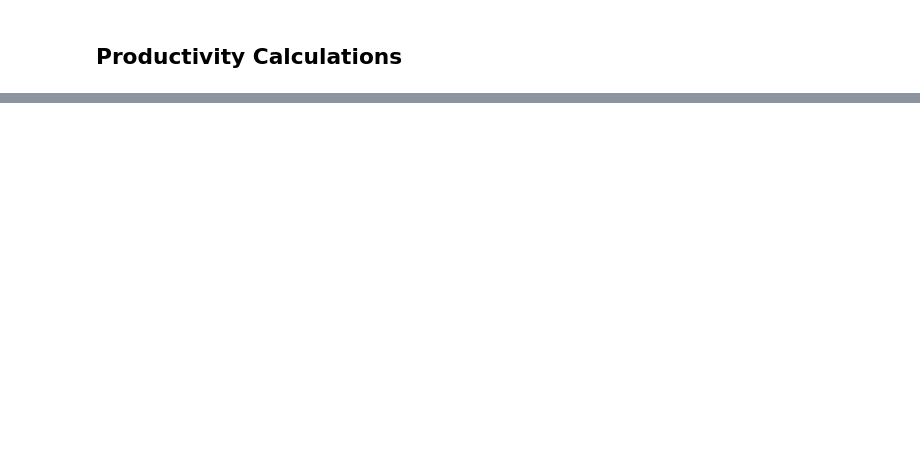
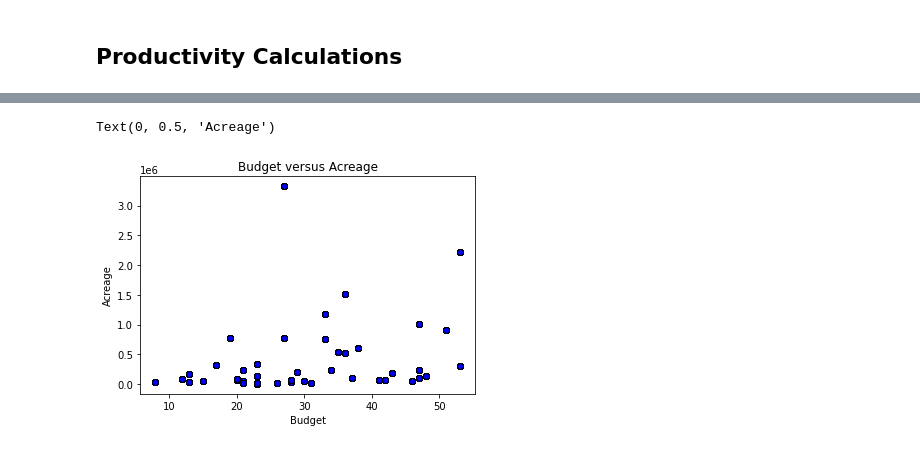
Before and after one commit to mregpala/project-national-park-performance, a Jupyter notebook: NationalParkAnalysis.ipynb, the cells around one changed output, grey strips where cells are left out. Saved outputs shown, nothing was run; the diff lists cells and outputs as text; code cells hidden in the pictures; blank space fills up the shorter version.

```diff
--- a/NationalParkAnalysis.ipynb
+++ b/NationalParkAnalysis.ipynb
@@ -911,0 +874,19 @@ Productivity_det_regression_df.head()
+# %%
+Analysis=Budget_Attendance_final_df.loc[:,["AdjBudg(dollars in thousands)","Visits", "Park Acreage","Activity Count", "Park Name", "Year"]]
+Analysis
+Activity_Count = Analysis["Activity Count"].values.tolist()
+Budget = Analysis["AdjBudg(dollars in thousands)"].values.tolist()
+Visits = Analysis["Visits"].values.tolist()
+Year=Analysis["Year"].values.tolist()
+Acreage=Analysis["Park Acreage"].values.tolist()
+# Budget, =plt.plot(Year,Budget, color = "green", label= "Visits")
+# Attendance, =plt.plot(Year,Visits, color = "red", label= "Visits")
+Operation =plt.scatter(Activity_Count,Acreage, color = "blue", label= "Visits",edgecolors="black")
+# plt.xlim(2005,2022)
+# plt.ylim(5,11000)
+plt.title("Budget versus Acreage")
+plt.xlabel("Budget")
+plt.ylabel("Acreage")
+# %% [output]
+Text(0, 0.5, 'Acreage')
+[figure, added]
```
Also changed, not shown: parts of 15 cells of this notebook.
